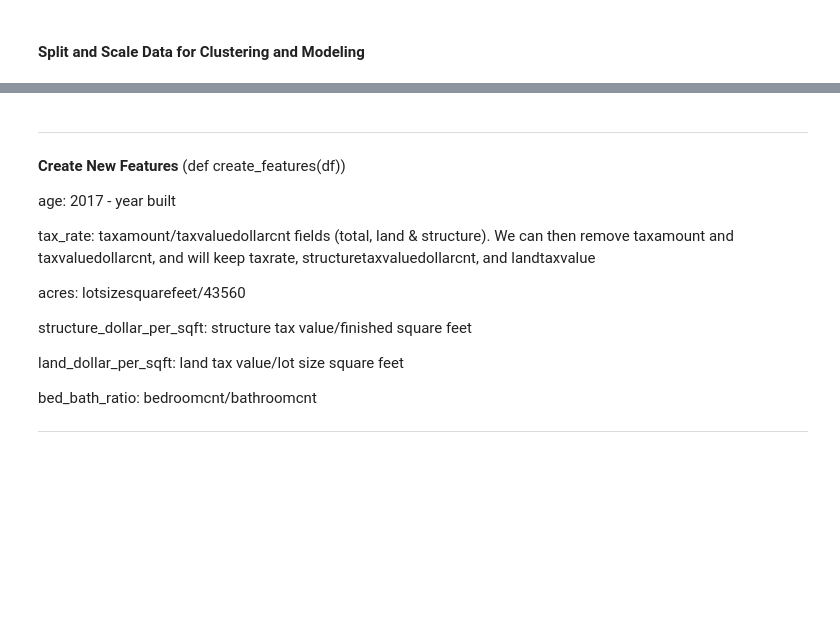
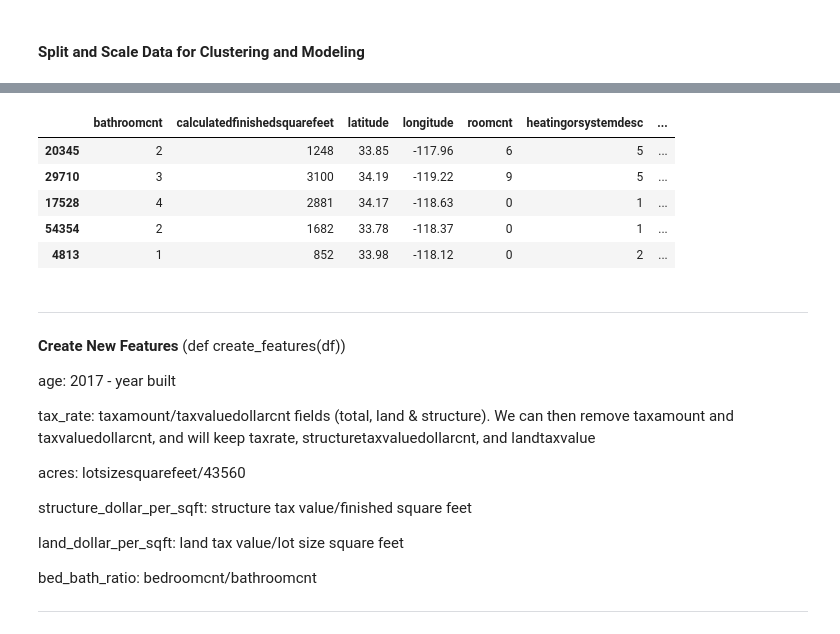
Before and after one commit to CSolitaire/clustering-exercises, a Jupyter notebook: project_exploration_test.ipynb, the cells around one changed output, grey strips where cells are left out. Drawn from its saved outputs; the diff is of its cells as text; code cells hidden in the pictures; blank space fills up the shorter version.

```diff
--- a/project_exploration_test.ipynb
+++ b/project_exploration_test.ipynb
@@ -372,3 +453,12 @@ X_train_scaled.info()
+# %%
+X_train.head()
+# %% [output]
+|  | bathroomcnt | calculatedfinishedsquarefeet | latitude | longitude | roomcnt | heatingorsystemdesc | ... |
+| 20345 | 2 | 1248 | 33.85 | -117.96 | 6 | 5 | ... |
+| 29710 | 3 | 3100 | 34.19 | -119.22 | 9 | 5 | ... |
+| 17528 | 4 | 2881 | 34.17 | -118.63 | 0 | 1 | ... |
+| 54354 | 2 | 1682 | 33.78 | -118.37 | 0 | 1 | ... |
+| 4813 | 1 | 852 | 33.98 | -118.12 | 0 | 2 | ... |
 # %% [markdown]
 ***
 
```
Also changed, not shown: parts of 5 cells of this notebook, 1 other file.
